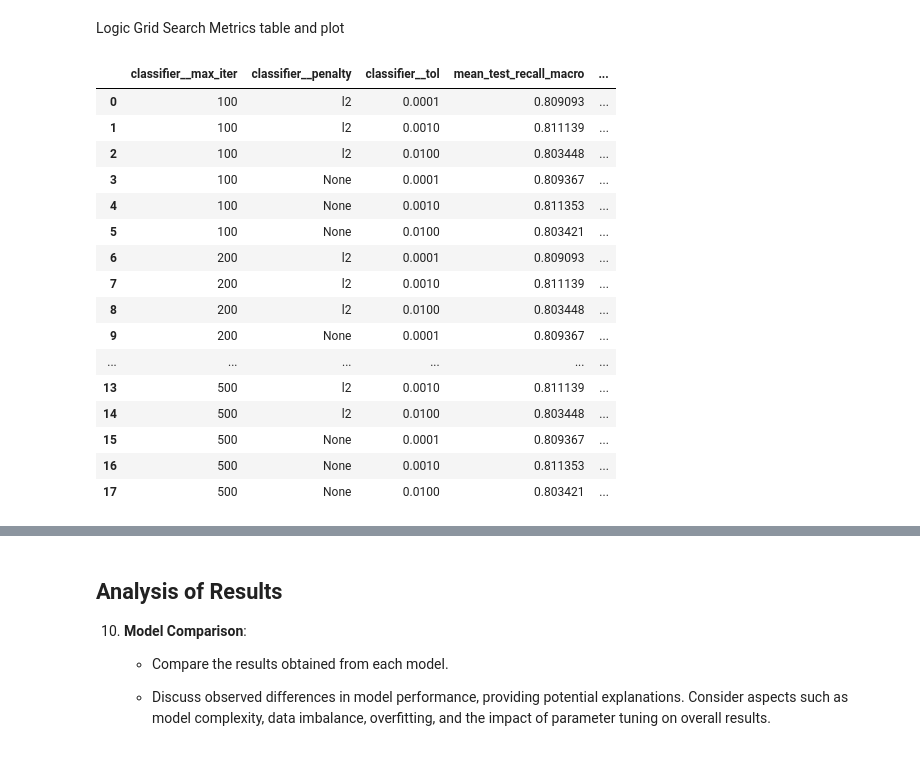
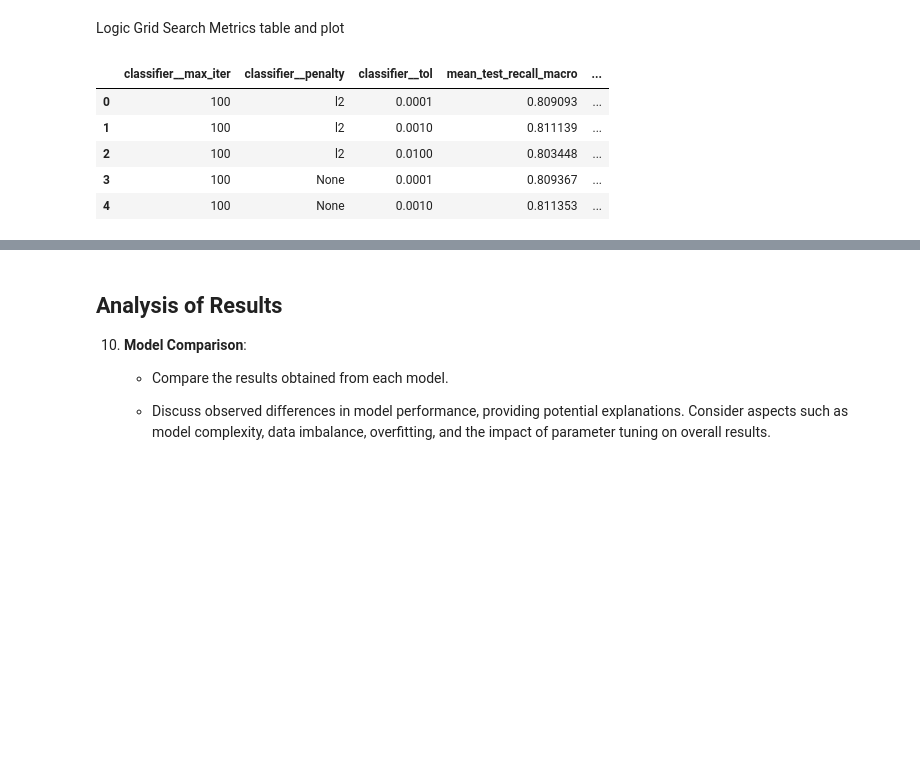
Before and after one commit to ultra-passion-fruit/Diabetes-Data-Analysis, a Jupyter notebook: csi4106_a2_300228879_300240688.ipynb, the cells around one changed output, grey strips where cells are left out. Saved outputs shown, nothing was run; the diff lists cells and outputs as text; code cells hidden in the pictures; blank space fills up the shorter version.

```diff
--- a/csi4106_a2_300228879_300240688.ipynb
+++ b/csi4106_a2_300228879_300240688.ipynb
@@ -902,25 +862,14 @@ plt.show()
 # %% [markdown]
 Logic Grid Search Metrics table and plot
 # %%
-logic_grid_search_df
+logic_grid_search_df.head(5)
 # %% [output]
 |  | classifier__max_iter | classifier__penalty | classifier__tol | mean_test_recall_macro | ... |
 | 0 | 100 | l2 | 0.0001 | 0.809093 | ... |
 | 1 | 100 | l2 | 0.0010 | 0.811139 | ... |
 | 2 | 100 | l2 | 0.0100 | 0.803448 | ... |
 | 3 | 100 | None | 0.0001 | 0.809367 | ... |
 | 4 | 100 | None | 0.0010 | 0.811353 | ... |
-| 5 | 100 | None | 0.0100 | 0.803421 | ... |
-| 6 | 200 | l2 | 0.0001 | 0.809093 | ... |
-| 7 | 200 | l2 | 0.0010 | 0.811139 | ... |
-| 8 | 200 | l2 | 0.0100 | 0.803448 | ... |
-| 9 | 200 | None | 0.0001 | 0.809367 | ... |
-| ... | ... | ... | ... | ... | ... |
-| 13 | 500 | l2 | 0.0010 | 0.811139 | ... |
-| 14 | 500 | l2 | 0.0100 | 0.803448 | ... |
-| 15 | 500 | None | 0.0001 | 0.809367 | ... |
-| 16 | 500 | None | 0.0010 | 0.811353 | ... |
-| 17 | 500 | None | 0.0100 | 0.803421 | ... |
 # %%
 logic_grid_search_melted = logic_grid_search_df.melt(
     id_vars=["classifier__max_iter", "classifier__tol", "classifier__penalty"],
```
Also changed, not shown: parts of 26 cells of this notebook.
